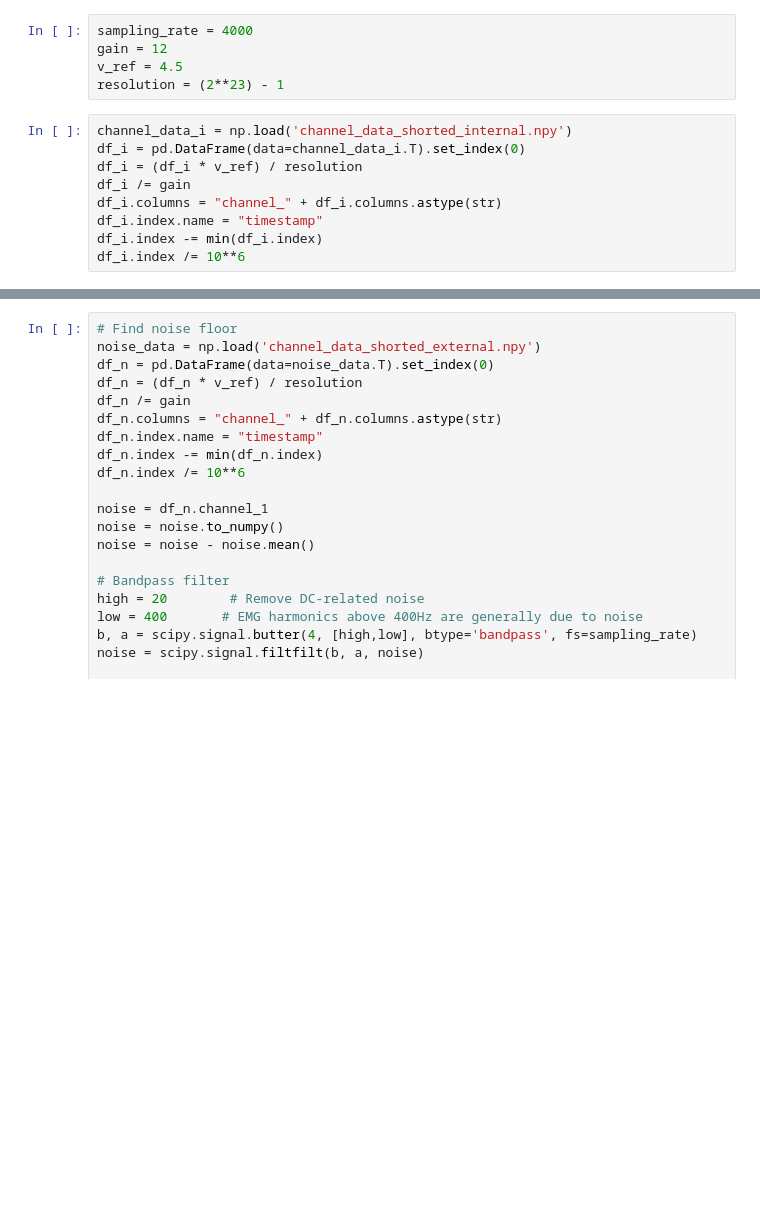
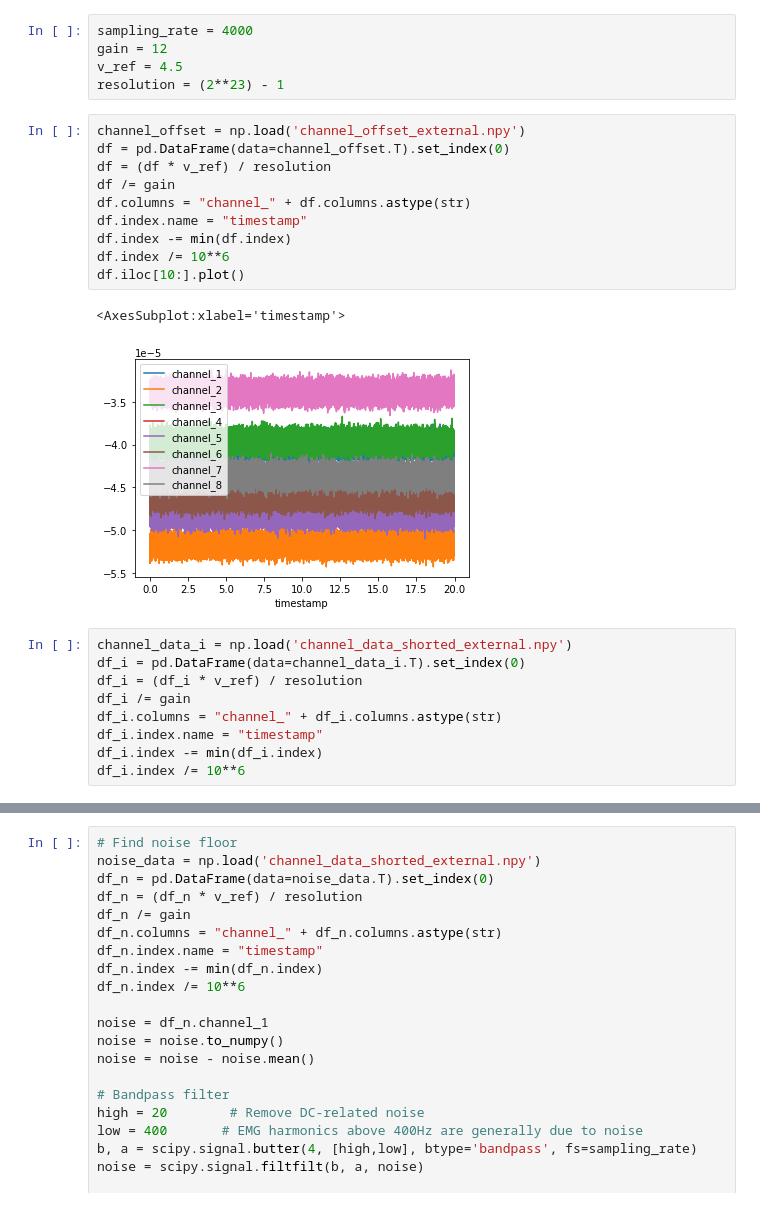
Before and after one commit to kstray/master-thesis-implementation, a Jupyter notebook: emg_processing.ipynb, the cells around one changed output, grey strips where cells are left out. Cells and saved outputs as stored; diff of their text form; blank space fills up the shorter version.

```diff
--- a/emg_processing.ipynb
+++ b/emg_processing.ipynb
@@ -10,8 +10,21 @@ sampling_rate = 4000
 gain = 12
 v_ref = 4.5
 resolution = (2**23) - 1
+# %%
+channel_offset = np.load('channel_offset_external.npy')
+df = pd.DataFrame(data=channel_offset.T).set_index(0)
+df = (df * v_ref) / resolution
+df /= gain
+df.columns = "channel_" + df.columns.astype(str)
+df.index.name = "timestamp"
+df.index -= min(df.index)
+df.index /= 10**6
+df.iloc[10:].plot()
+# %% [output]
+<AxesSubplot:xlabel='timestamp'>
+[figure, added]
 # %%
-channel_data_i = np.load('channel_data_shorted_internal.npy')
+channel_data_i = np.load('channel_data_shorted_external.npy')
 df_i = pd.DataFrame(data=channel_data_i.T).set_index(0)
 df_i = (df_i * v_ref) / resolution
 df_i /= gain
```
Also changed, not shown: parts of 5 cells of this notebook, 13 other files.
